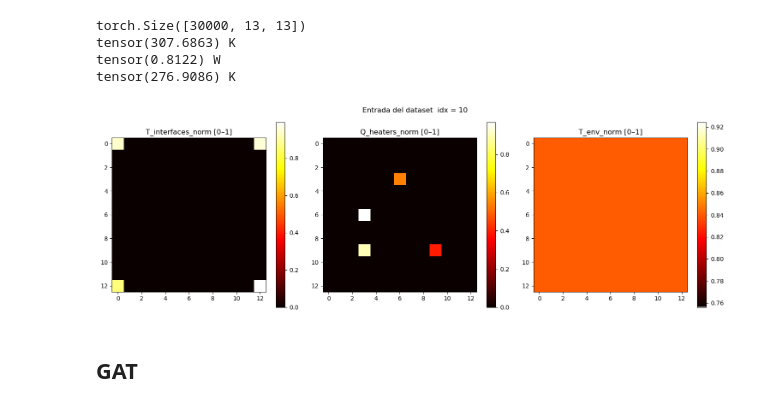
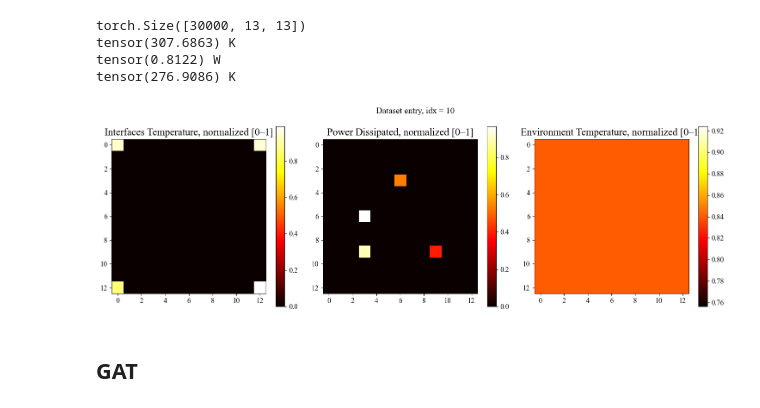
Before and after one commit to dgbarcena/ia_thermal, a Jupyter notebook: ernestoemedina/GAT_MK1/main_gat.ipynb, the cells around one changed output. Saved outputs shown, nothing was run; the diff lists cells and outputs as text; code cells hidden in the pictures.

```diff
--- a/ernestoemedina/GAT_MK1/main_gat.ipynb
+++ b/ernestoemedina/GAT_MK1/main_gat.ipynb
@@ -110,25 +110,42 @@ T_interfaces_norm = norm_dataset.T_interfaces[idx]
 Q_heaters_norm = norm_dataset.Q_heaters[idx]
 T_env_norm = norm_dataset.T_env[idx]
 # %%
-# Crear figura para mostrar las 3 variables
-fig, axs = plt.subplots(1, 3, figsize=(15, 5))
+# === Configuración de estilo global ===
+plt.style.use('default')
+plt.rcParams["figure.figsize"] = (6, 4)   # Figura por defecto
+plt.rcParams["font.family"] = "Times New Roman"
+plt.rcParams["font.size"] = 12
+plt.rcParams["text.usetex"] = False
+plt.rcParams["axes.titlesize"] = 17
+
+# === Crear figura específica para mostrar las 3 variables ===
+# Nota: Sobrescribimos figsize solo para este plot múltiple:
+fig, axs = plt.subplots(1, 3, figsize=(15, 5))  # Tamaño específico para la cuadrícula de 3 gráficas
+
+# Primer mapa
 im1 = axs[0].imshow(T_interfaces_norm.numpy(), cmap='hot')
-axs[0].set_title("T_interfaces_norm [0–1]")
+axs[0].set_title("Interfaces Temperature, normalized [0–1]")
 plt.colorbar(im1, ax=axs[0])
 
+# Segundo mapa
 im2 = axs[1].imshow(Q_heaters_norm.numpy(), cmap='hot')
-axs[1].set_title("Q_heaters_norm [0–1]")
+axs[1].set_title("Power Dissipated, normalized [0–1]")
 plt.colorbar(im2, ax=axs[1])
 
+# Tercer mapa
 im3 = axs[2].imshow(T_env_norm.numpy(), cmap='hot')
-axs[2].set_title("T_env_norm [0–1]")
+axs[2].set_title("Environment Temperature, normalized [0–1]")
 plt.colorbar(im3, ax=axs[2])
 
-plt.suptitle(f"Entrada del dataset  idx = {idx}")
+# Título global
+plt.suptitle(rf"Dataset entry, idx = {idx}")
+
+# Ajuste de espacios
 plt.tight_layout()
+
 plt.show()
 # %% [output]
-[figure, old version]
+[figure, new version]
 # %% [markdown]
 ## GAT
 # %% [markdown]
```
Also changed, not shown: parts of 17 cells of this notebook, 16 other files.
